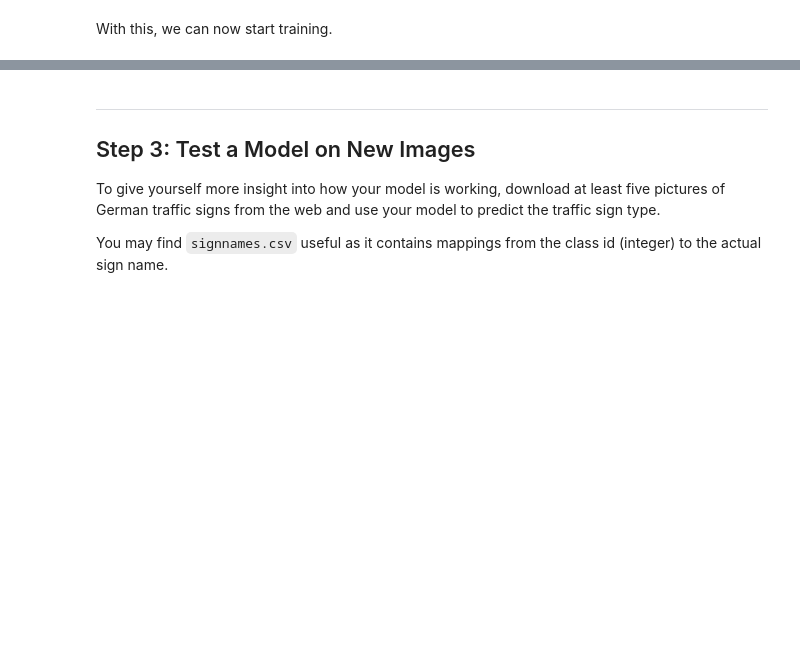
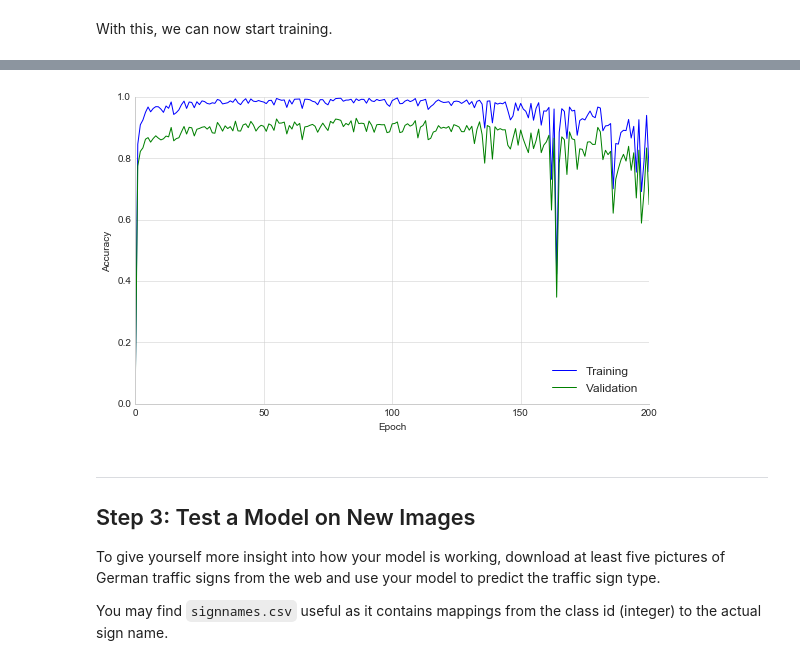
Before and after one commit to sunsided/CarND-Traffic-Sign-Classifier-Project, a Jupyter notebook: Traffic_Sign_Classifier.ipynb, the cells around one changed output, grey strips where cells are left out. Cells and saved outputs as stored; diff of their text form; code cells hidden in the pictures; blank space fills up the shorter version.

```diff
--- a/Traffic_Sign_Classifier.ipynb
+++ b/Traffic_Sign_Classifier.ipynb
@@ -593,8 +593,8 @@ With this, we can now start training.
 # %%
 from sklearn.utils import shuffle
 
-EPOCHS = 100
-BATCH_SIZE = 64
+EPOCHS = 200
+BATCH_SIZE = 32
 # %%
 saver = tf.train.Saver()
 path = os.path.join('models', 'lenet', 'lenet')
@@ -641,3 +641,17 @@ EPOCH 100 ... Validation Accuracy = 0.941 (highest = 0.949, epoch 44)
+# %%
+def plot_accuracies(train_acc: List[float], valid_acc: List[float]):
+    f, ax = plt.subplots(figsize=(8, 5))
+    ax.plot(np.arange(len(train_acc)), train_acc)
+    ax.plot(np.arange(len(valid_acc)), valid_acc)
+    ax.legend(['Training', 'Validation'], loc='lower right')
+    ax.set_xlabel('Epoch')
+    ax.set_ylabel('Accuracy')
+    plt.tight_layout()
+    sns.despine()
+
+plot_accuracies(train_acc, valid_acc)
+# %% [output]
+[figure, added]
 # %% [markdown]
 ---
 
```
Also changed, not shown: parts of 10 cells of this notebook.
